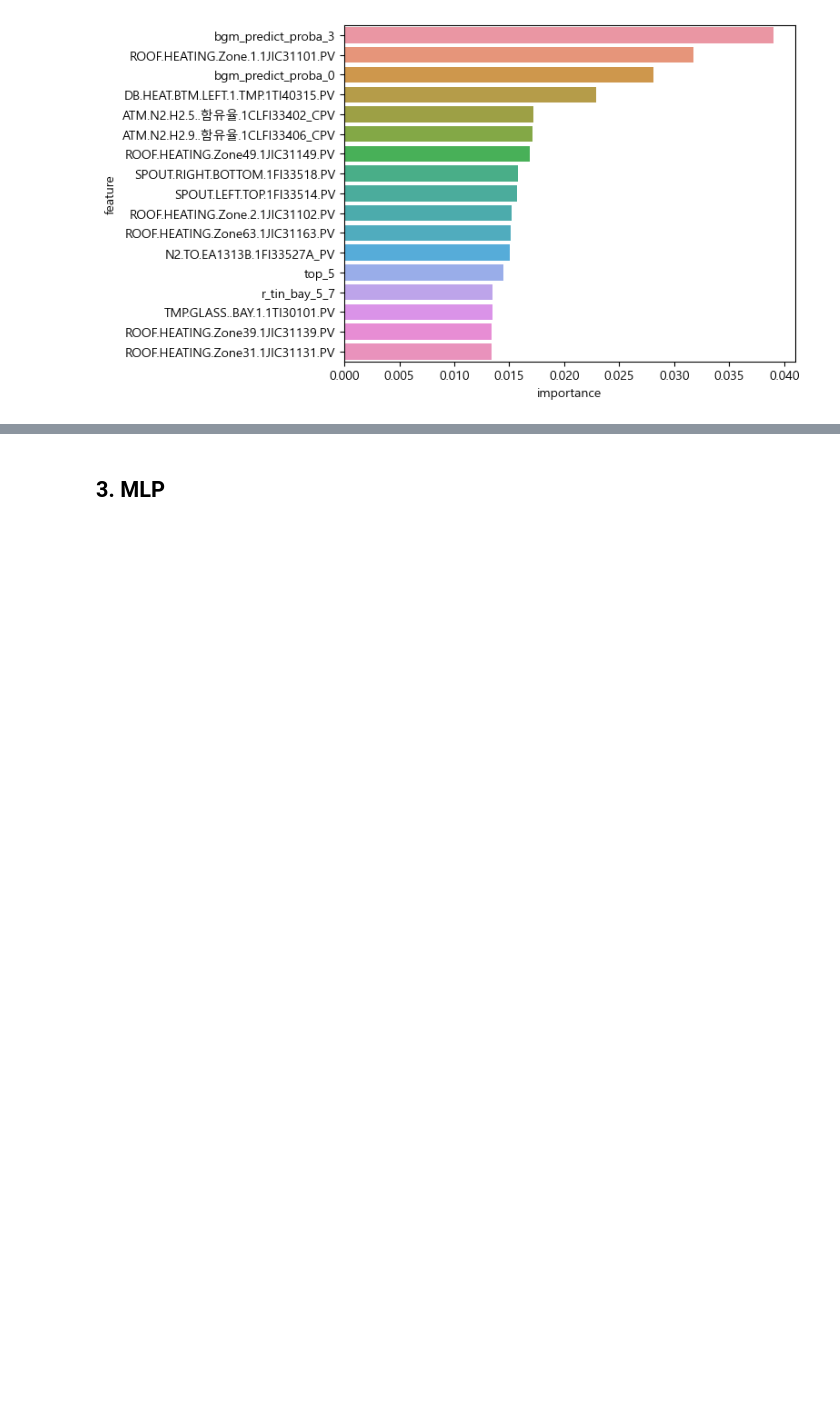
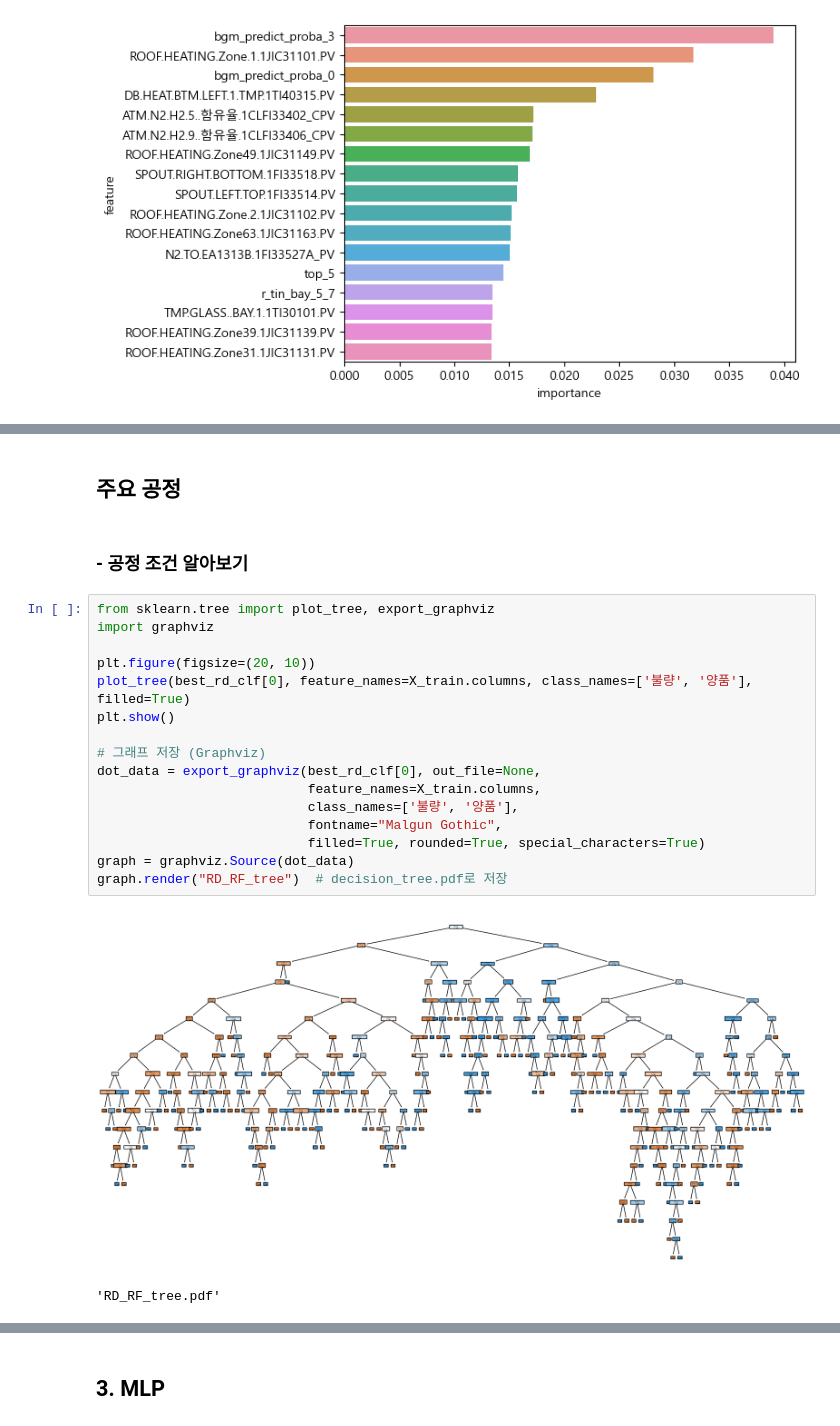
Before and after one commit to gmlwlswls/LGD_anomaly_detection, a Jupyter notebook: 01. 모델링/model_L.RD.ipynb, the cells around one changed output, grey strips where cells are left out. Drawn from its saved outputs; the diff is of its cells as text; blank space fills up the shorter version.

```diff
--- a/01. 모델링/model_L.RD.ipynb
+++ b/01. 모델링/model_L.RD.ipynb
@@ -376,0 +367,23 @@ print(xgb_feat_importance_17)
+# %% [markdown]
+## 주요 공정
+# %% [markdown]
+### - 공정 조건 알아보기
+# %%
+from sklearn.tree import plot_tree, export_graphviz
+import graphviz
+
+plt.figure(figsize=(20, 10))
+plot_tree(best_rd_clf[0], feature_names=X_train.columns, class_names=['불량', '양품'], filled=True)
+plt.show()
+
+# 그래프 저장 (Graphviz)
+dot_data = export_graphviz(best_rd_clf[0], out_file=None,
+                           feature_names=X_train.columns,
+                           class_names=['불량', '양품'],
+                           fontname="Malgun Gothic",
+                           filled=True, rounded=True, special_characters=True)
+graph = graphviz.Source(dot_data)
+graph.render("RD_RF_tree")  # decision_tree.pdf로 저장
+# %% [output]
+[figure, added]
+'RD_RF_tree.pdf'
```
Also changed, not shown: parts of 31 cells of this notebook, 10 other files.
